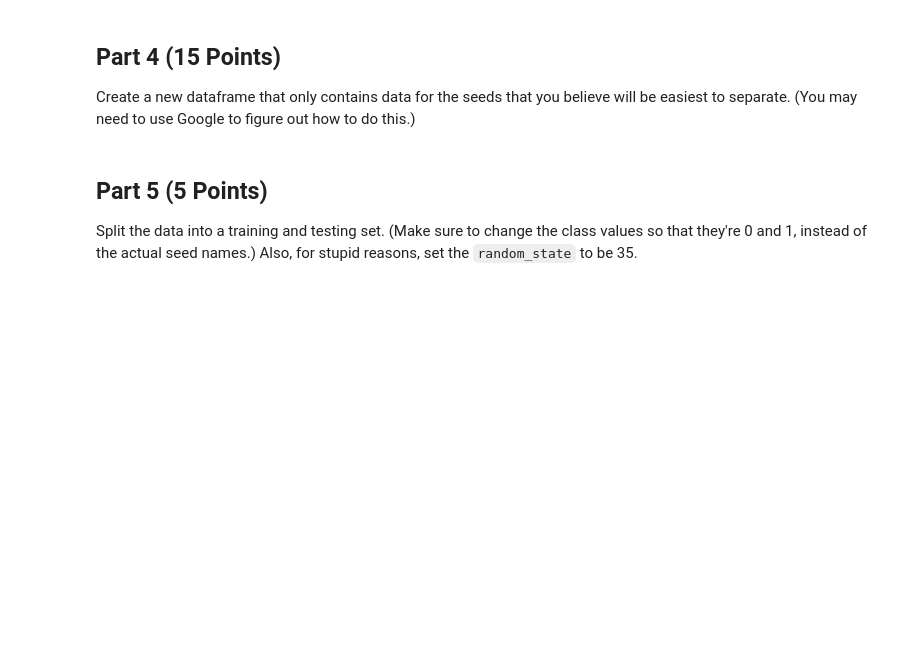
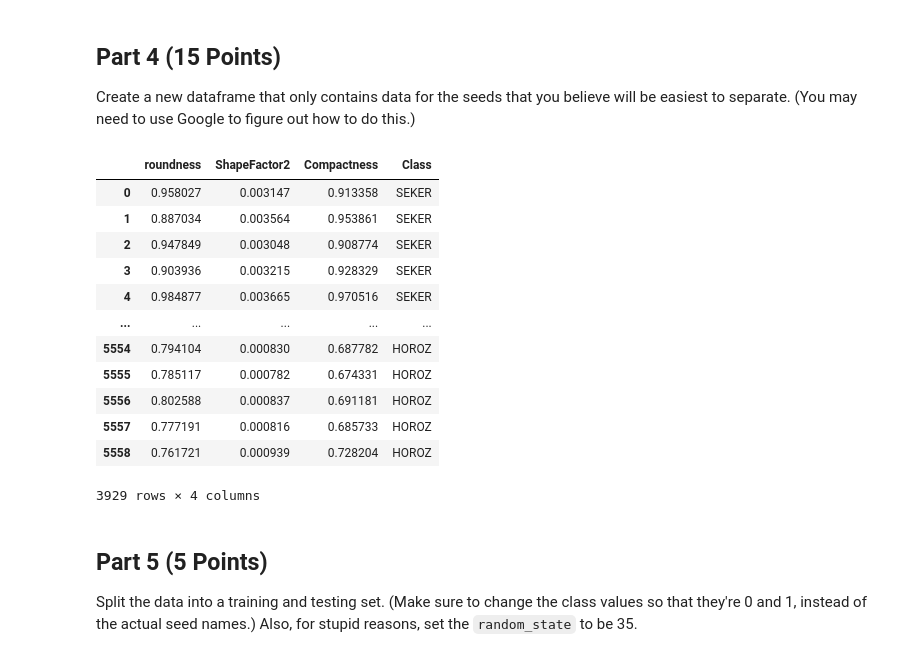
Before and after one commit to mccoll58/CMSE202-s23-turnin, a Jupyter notebook: FINAL/Final_S002_STUDENT.ipynb, the cells around one changed output. Saved outputs shown, nothing was run; the diff lists cells and outputs as text; code cells hidden in the pictures; blank space fills up the shorter version.

Commit message:
I created a new data frame wth only the two seeds I thought would be easiset to decifer between. I then created a train and test split model. Using the model I created I created a regrssion model.

```diff
--- a/FINAL/Final_S002_STUDENT.ipynb
+++ b/FINAL/Final_S002_STUDENT.ipynb
@@ -120,3 +120,23 @@ Create a new dataframe that only contains data for the seeds that you believe wi
+# %%
+#Write your code for selecting your data here
+mask = (seed["Class"] == "HOROZ") | (seed["Class"] == "SEKER")
+new = seed[mask]
+new
+# from https://stackoverflow.com/questions/34278235/how-to-create-mask-with-multiple-alternative-values-pandas-dataframe
+# %% [output]
+|  | roundness | ShapeFactor2 | Compactness | Class |
+| 0 | 0.958027 | 0.003147 | 0.913358 | SEKER |
+| 1 | 0.887034 | 0.003564 | 0.953861 | SEKER |
+| 2 | 0.947849 | 0.003048 | 0.908774 | SEKER |
+| 3 | 0.903936 | 0.003215 | 0.928329 | SEKER |
+| 4 | 0.984877 | 0.003665 | 0.970516 | SEKER |
+| ... | ... | ... | ... | ... |
+| 5554 | 0.794104 | 0.000830 | 0.687782 | HOROZ |
+| 5555 | 0.785117 | 0.000782 | 0.674331 | HOROZ |
+| 5556 | 0.802588 | 0.000837 | 0.691181 | HOROZ |
+| 5557 | 0.777191 | 0.000816 | 0.685733 | HOROZ |
+| 5558 | 0.761721 | 0.000939 | 0.728204 | HOROZ |
+3929 rows × 4 columns
 # %% [markdown]
 ## Part 5 (5 Points)
 
```
Also changed, not shown: parts of 5 cells of this notebook.
